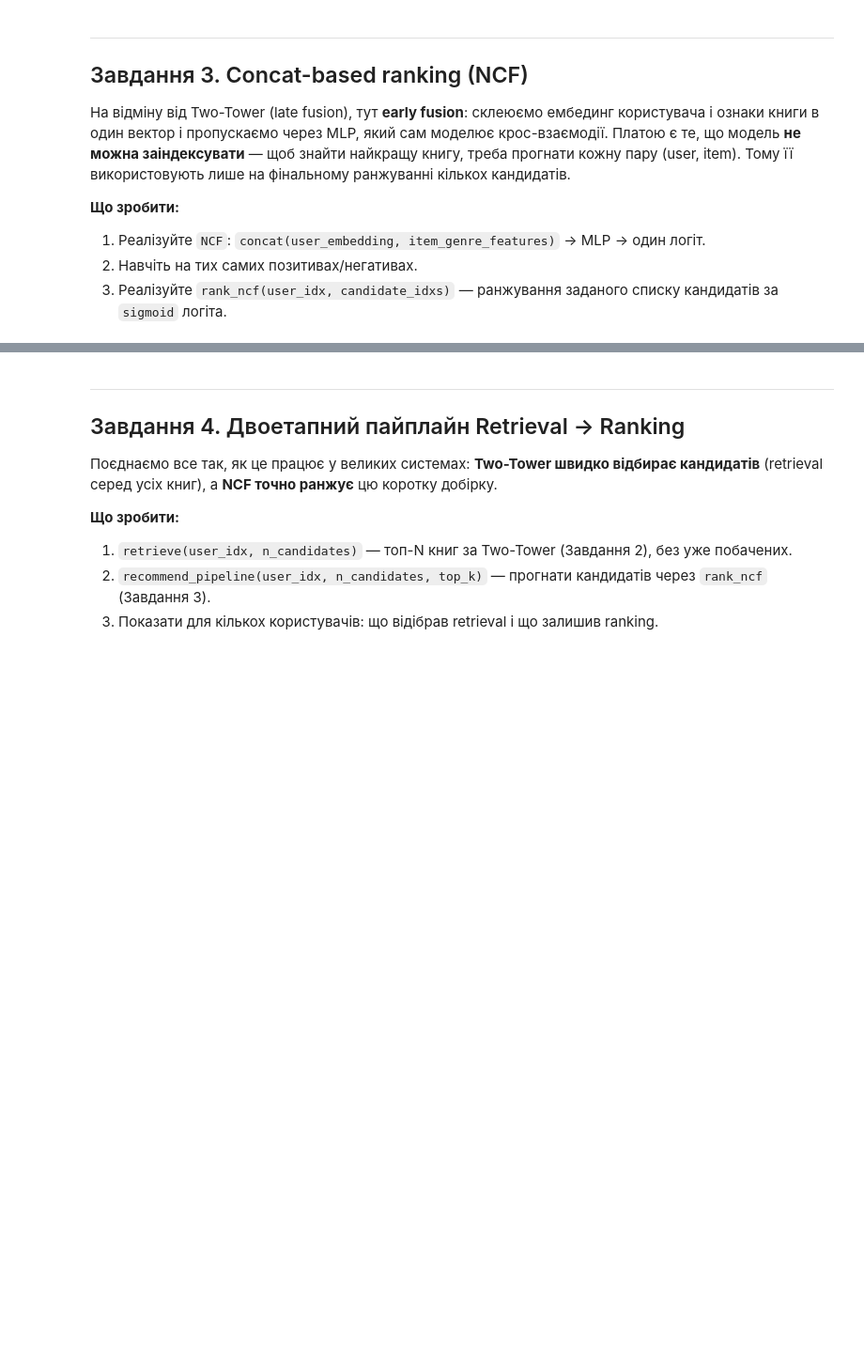
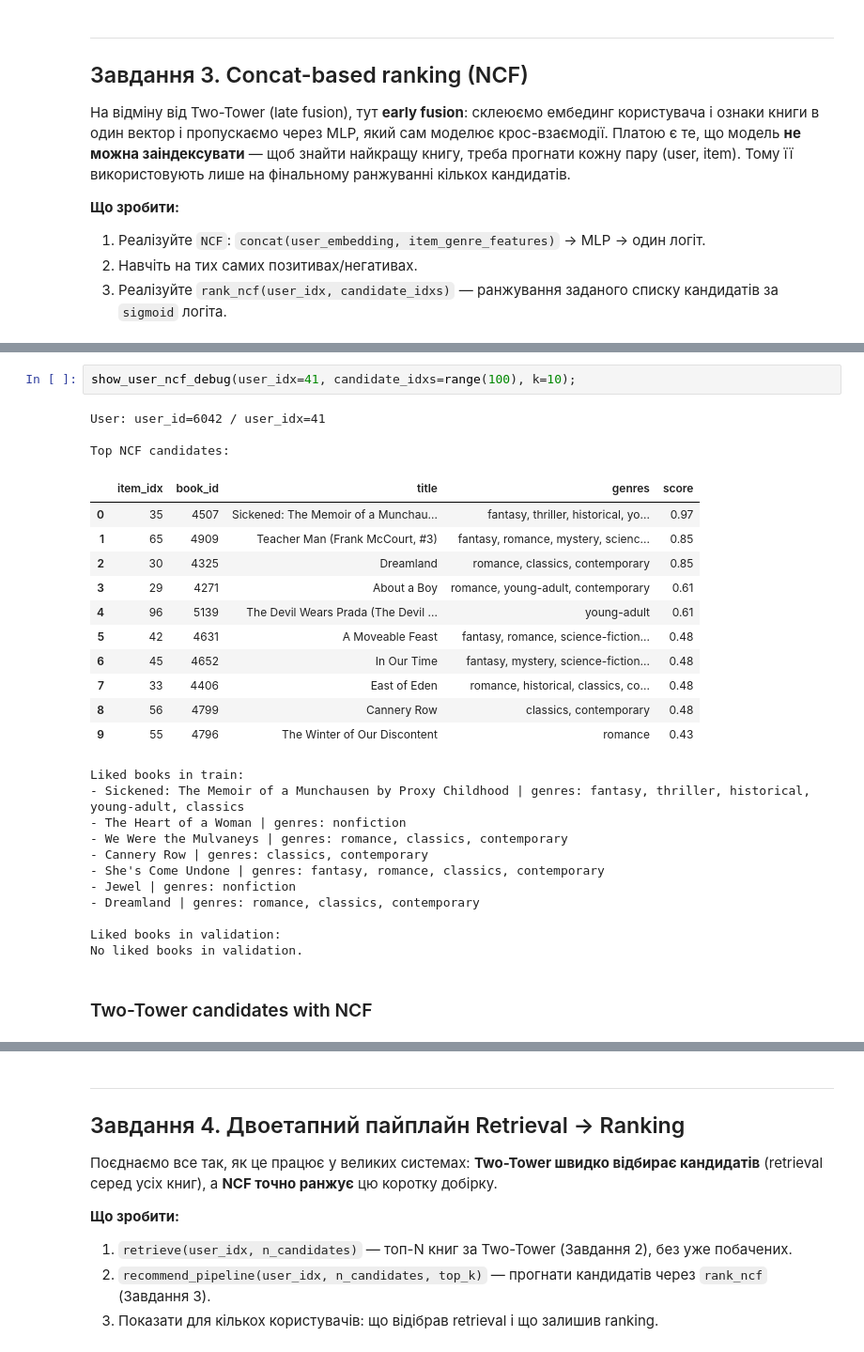
Before and after one commit to Maxstef/data-loves-ml-for-people-course, a Jupyter notebook: notebooks/7_recommendations/HW_RecSys_Goodbooks.ipynb, the cells around one changed output, grey strips where cells are left out. Shown at 94% size. Drawn from its saved outputs; the diff is of its cells as text; blank space fills up the shorter version.

```diff
--- a/notebooks/7_recommendations/HW_RecSys_Goodbooks.ipynb
+++ b/notebooks/7_recommendations/HW_RecSys_Goodbooks.ipynb
@@ -915,0 +1646,30 @@ Recall@10 is low because the Vector Space Model uses only simple genre-based con
+# %%
+show_user_ncf_debug(user_idx=41, candidate_idxs=range(100), k=10);
+# %% [output]
+User: user_id=6042 / user_idx=41
+
+Top NCF candidates:
+|  | item_idx | book_id | title | genres | score |
+| 0 | 35 | 4507 | Sickened: The Memoir of a Munchau... | fantasy, thriller, historical, yo... | 0.97 |
+| 1 | 65 | 4909 | Teacher Man (Frank McCourt, #3) | fantasy, romance, mystery, scienc... | 0.85 |
+| 2 | 30 | 4325 | Dreamland | romance, classics, contemporary | 0.85 |
+| 3 | 29 | 4271 | About a Boy | romance, young-adult, contemporary | 0.61 |
+| 4 | 96 | 5139 | The Devil Wears Prada (The Devil ... | young-adult | 0.61 |
+| 5 | 42 | 4631 | A Moveable Feast | fantasy, romance, science-fiction... | 0.48 |
+| 6 | 45 | 4652 | In Our Time | fantasy, mystery, science-fiction... | 0.48 |
+| 7 | 33 | 4406 | East of Eden | romance, historical, classics, co... | 0.48 |
+| 8 | 56 | 4799 | Cannery Row | classics, contemporary | 0.48 |
+| 9 | 55 | 4796 | The Winter of Our Discontent | romance | 0.43 |
+Liked books in train:
+- Sickened: The Memoir of a Munchausen by Proxy Childhood | genres: fantasy, thriller, historical, young-adult, classics
+- The Heart of a Woman | genres: nonfiction
+- We Were the Mulvaneys | genres: romance, classics, contemporary
+- Cannery Row | genres: classics, contemporary
+- She's Come Undone | genres: fantasy, romance, classics, contemporary
+- Jewel | genres: nonfiction
+- Dreamland | genres: romance, classics, contemporary
+
+Liked books in validation:
+No liked books in validation.
+# %% [markdown]
+### Two-Tower candidates with NCF
```
Also changed, not shown: parts of 51 cells of this notebook.
